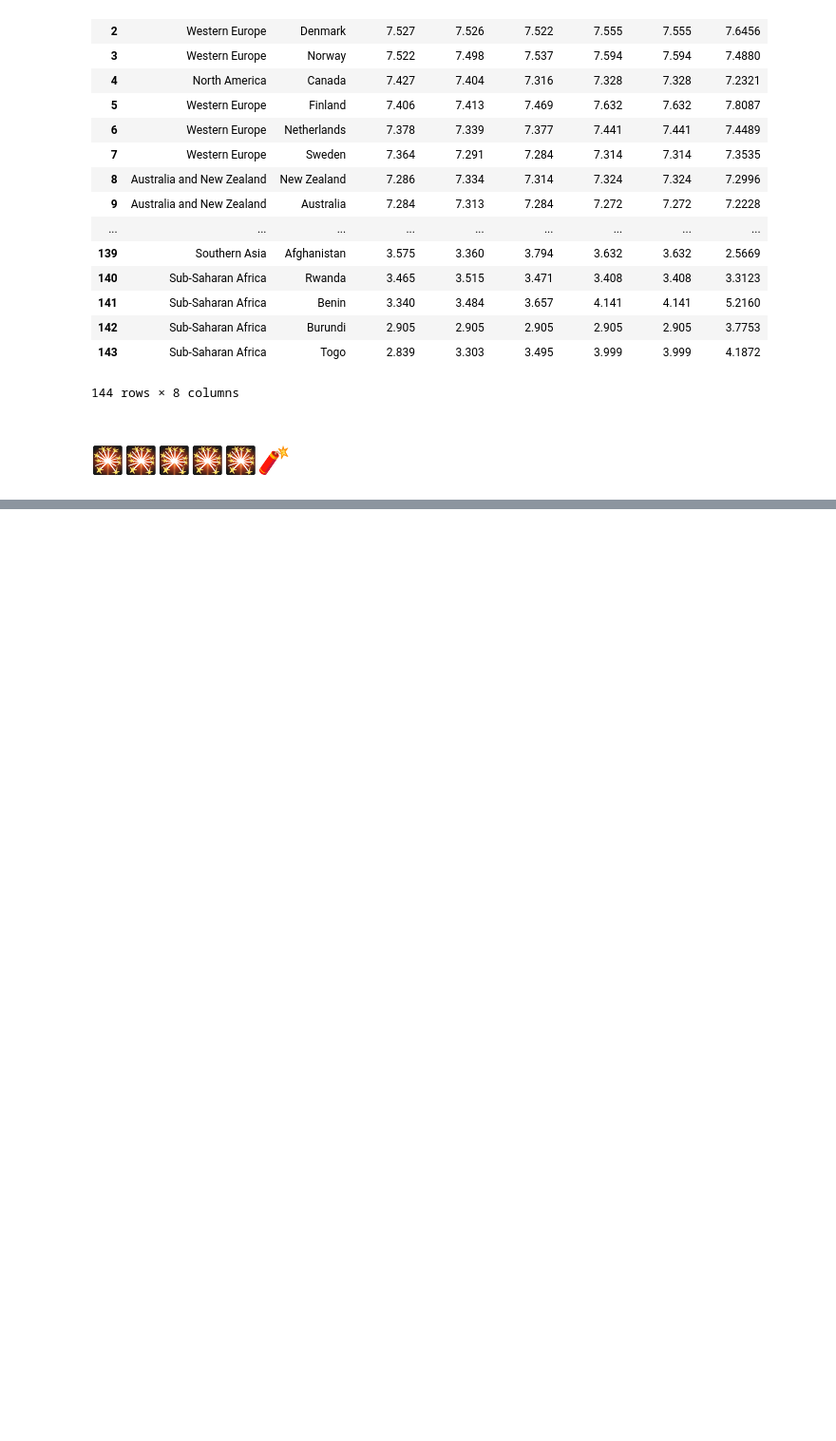
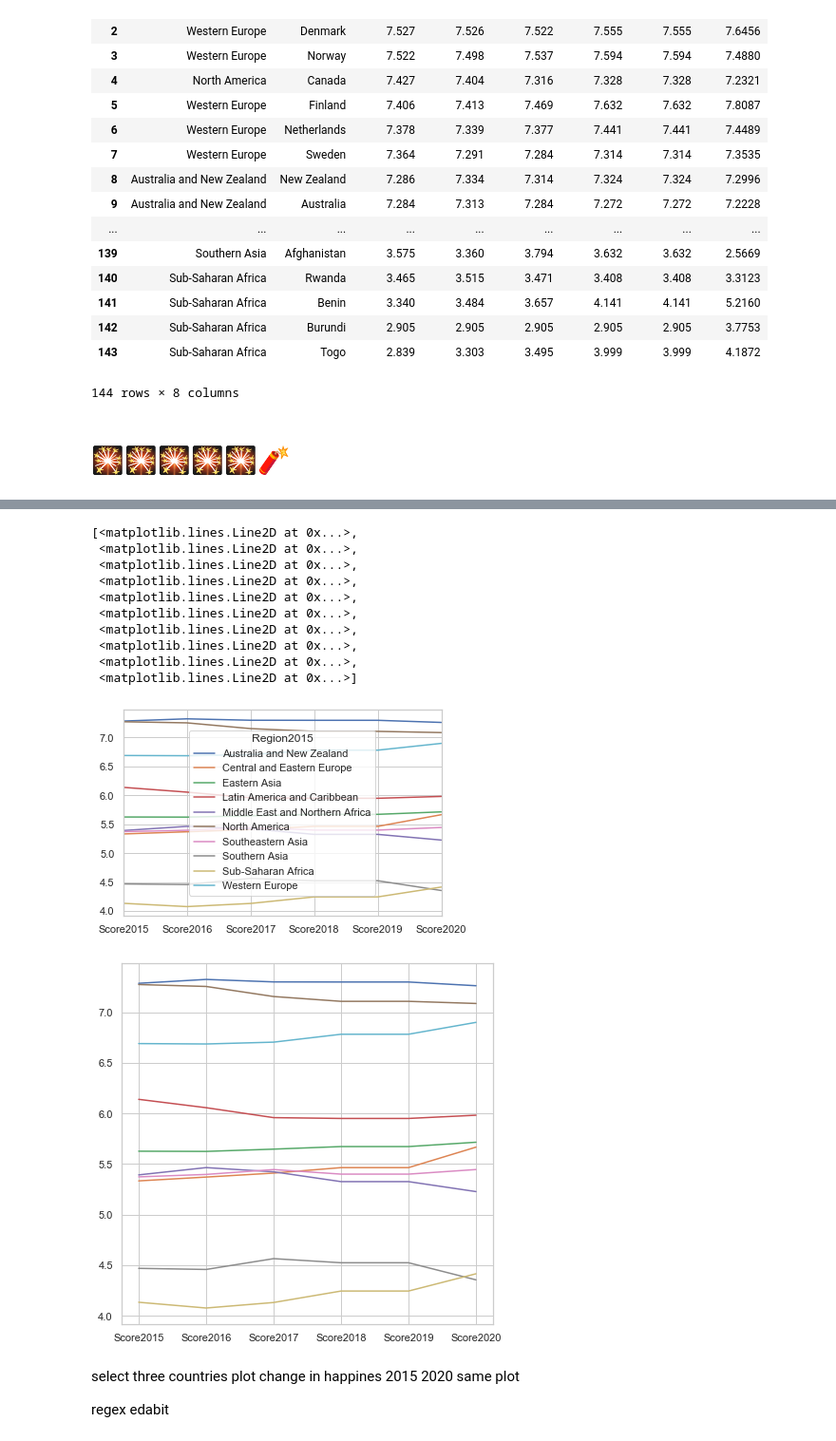
Before and after one commit to Athena112233/IntroductionToDataScience, a Jupyter notebook: Aaron 1.ipynb, the cells around one changed output, grey strips where cells are left out. Shown at 95% size. Drawn from its saved outputs; the diff is of its cells as text; code cells hidden in the pictures; blank space fills up the shorter version.

```diff
--- a/Aaron 1.ipynb
+++ b/Aaron 1.ipynb
@@ -850,0 +859,3 @@ m_all
+# %%
+data22 = m_all.pivot_table(index = 'Region2015', aggfunc = 'mean').transpose()
+data22
@@ -850,0 +870,25 @@ m_all
+# %%
+data22.plot()
+fig, ax1 = plt.subplots(figsize = (7,7))
+
+ax1.plot(data22)
+# %% [output]
+[<matplotlib.lines.Line2D at 0x...>,
+ <matplotlib.lines.Line2D at 0x...>,
+ <matplotlib.lines.Line2D at 0x...>,
+ <matplotlib.lines.Line2D at 0x...>,
+ <matplotlib.lines.Line2D at 0x...>,
+ <matplotlib.lines.Line2D at 0x...>,
+ <matplotlib.lines.Line2D at 0x...>,
+ <matplotlib.lines.Line2D at 0x...>,
+ <matplotlib.lines.Line2D at 0x...>,
+ <matplotlib.lines.Line2D at 0x...>]
+[figure, added]
+[figure, added]
+# %% [markdown]
+select three countries plot change in happines 2015 2020
+same plot
+
+
+
+regex edabit
```
Also changed, not shown: parts of 11 cells of this notebook.
